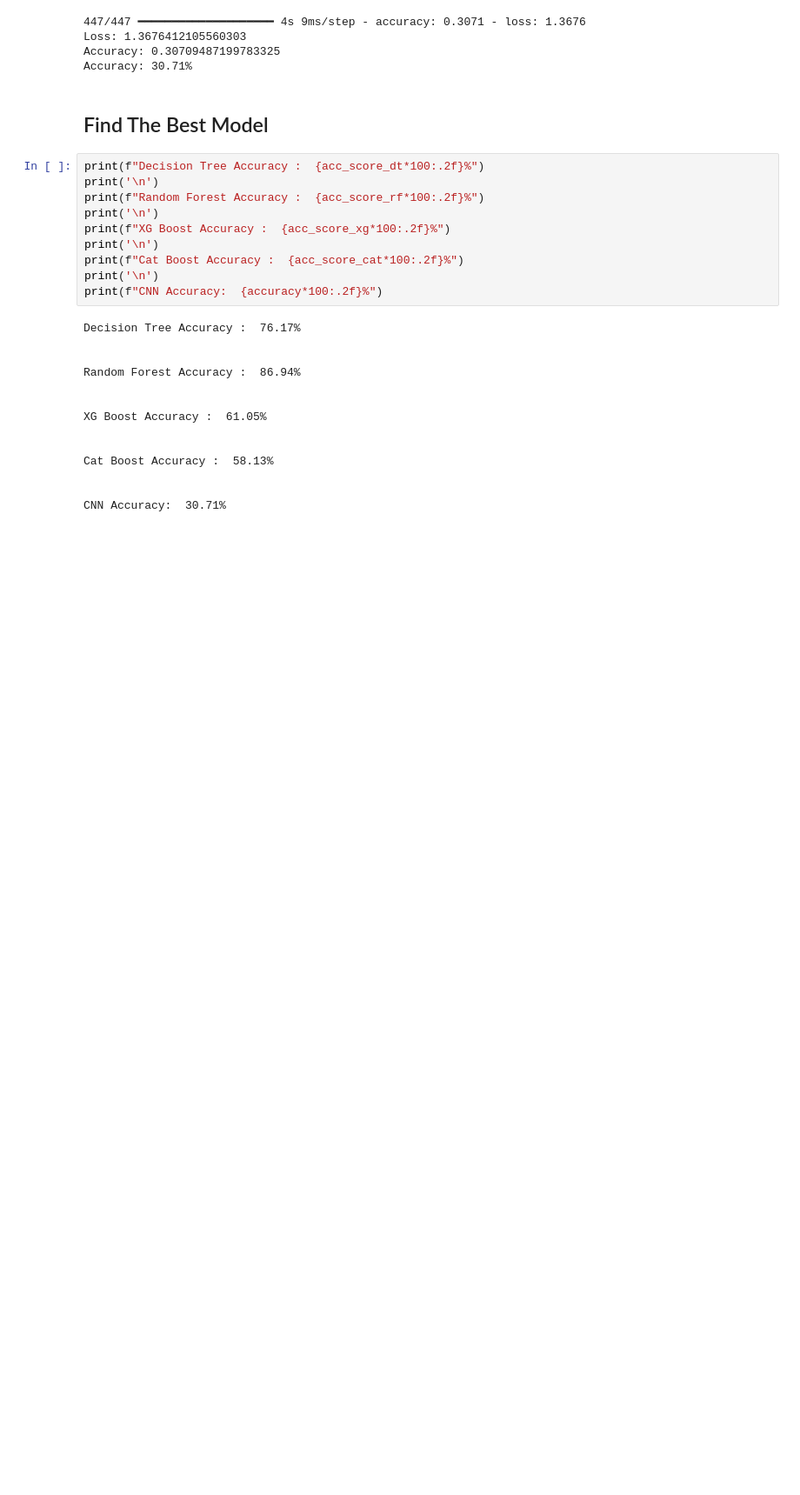
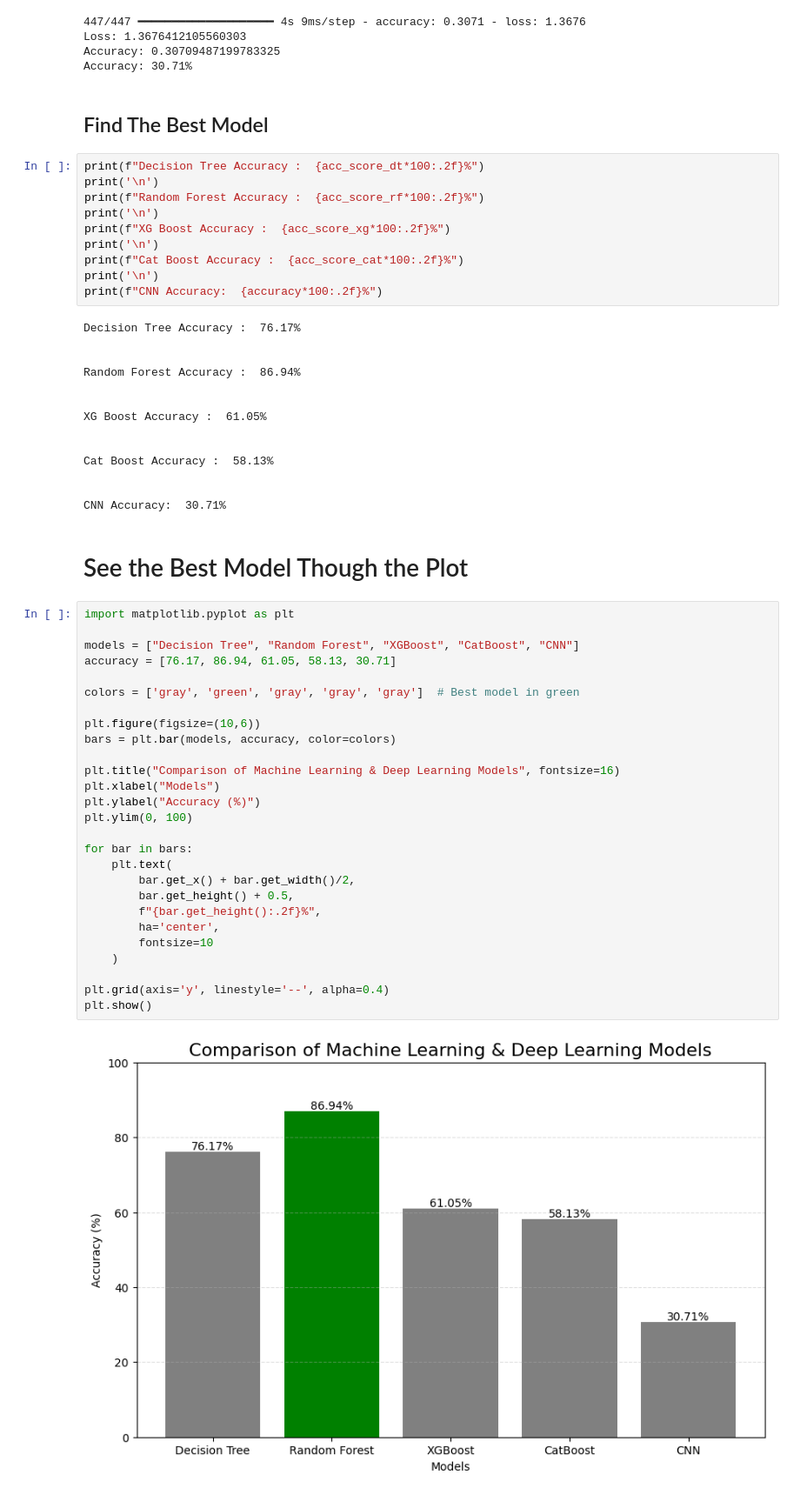
Before and after one commit to samifahim07/Twitter-Sentiment-Analysis-using-Machine-Learning, a Jupyter notebook: Twitter-sentiment.ipynb, the cells around one changed output. Shown at 87% size. Cells and saved outputs as stored; diff of their text form; blank space fills up the shorter version.

```diff
--- a/Twitter-sentiment.ipynb
+++ b/Twitter-sentiment.ipynb
@@ -558,3 +558,34 @@ Cat Boost Accuracy :  58.13%
 
 
 CNN Accuracy:  30.71%
+# %% [markdown]
+# See the Best Model Though the Plot
+# %%
+import matplotlib.pyplot as plt
+
+models = ["Decision Tree", "Random Forest", "XGBoost", "CatBoost", "CNN"]
+accuracy = [76.17, 86.94, 61.05, 58.13, 30.71]
+
+colors = ['gray', 'green', 'gray', 'gray', 'gray']  # Best model in green
+
+plt.figure(figsize=(10,6))
+bars = plt.bar(models, accuracy, color=colors)
+
+plt.title("Comparison of Machine Learning & Deep Learning Models", fontsize=16)
+plt.xlabel("Models")
+plt.ylabel("Accuracy (%)")
+plt.ylim(0, 100)
+
+for bar in bars:
+    plt.text(
+        bar.get_x() + bar.get_width()/2,
+        bar.get_height() + 0.5,
+        f"{bar.get_height():.2f}%",
+        ha='center',
+        fontsize=10
+    )
+
+plt.grid(axis='y', linestyle='--', alpha=0.4)
+plt.show()
+# %% [output]
+[figure, added]
```
